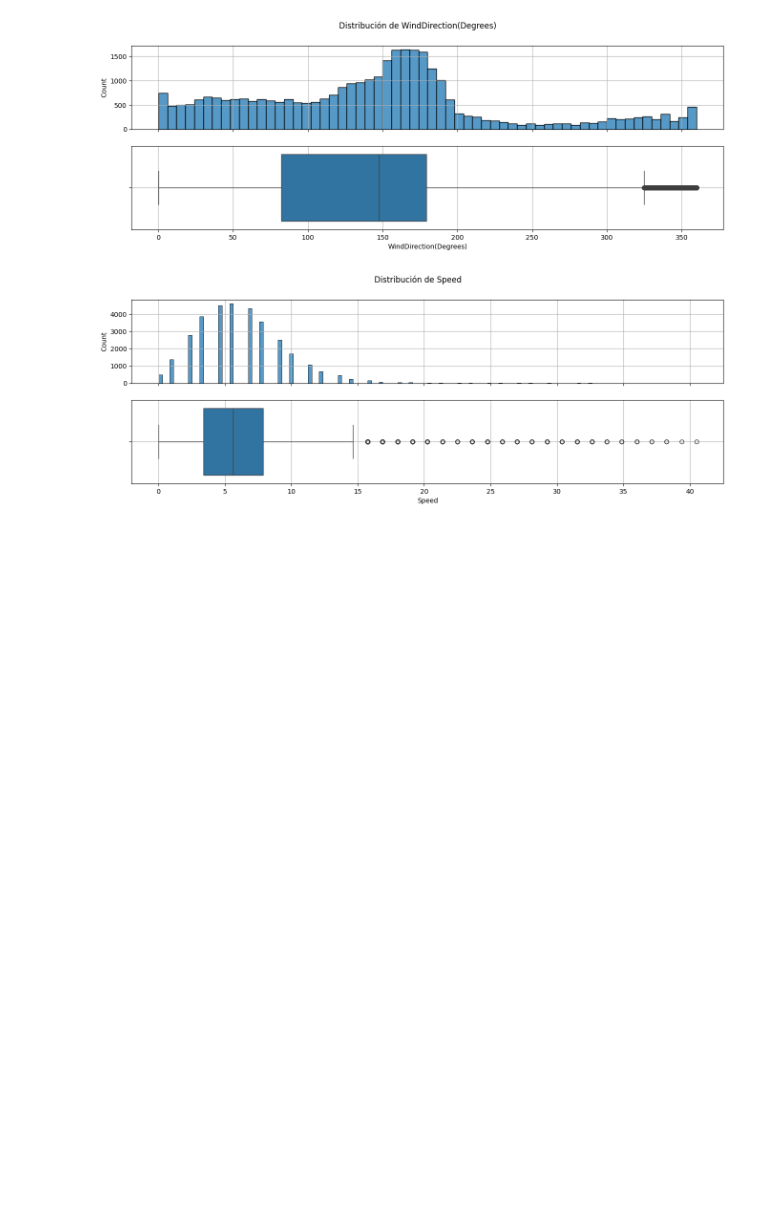
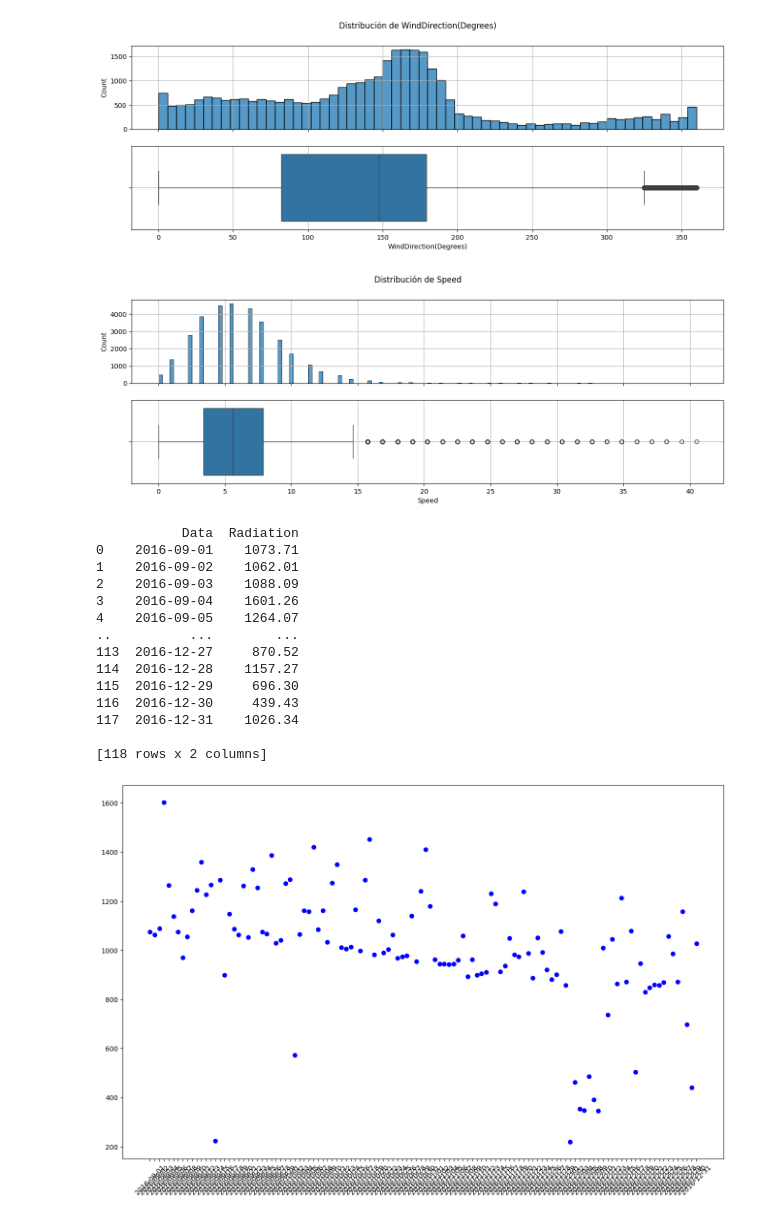
Before and after one commit to mdellanina/TrabajoPr-cticoCODERHOUSE, a Jupyter notebook: TrabajoPracticoCH_DS1.ipynb, the cells around one changed output. Saved outputs shown, nothing was run; the diff lists cells and outputs as text; code cells hidden in the pictures; blank space fills up the shorter version.

```diff
--- a/TrabajoPracticoCH_DS1.ipynb
+++ b/TrabajoPracticoCH_DS1.ipynb
@@ -235,3 +254,36 @@ Radiation
 [figure]
 [figure]
 [figure]
+# %%
+# Agrupamiento de datos de un mismo día, y tomar el maximo de la variable "Radiation" dentro de ese mismo dia
+df_grouped = df.groupby('Data')['Radiation'].max().reset_index()
+print(df_grouped)
+
+x = df_grouped.Data
+y = df_grouped.Radiation
+
+# Create the plot
+fig, ax = plt.subplots(figsize=(16, 10))
+
+# Plot the data
+ax.plot(x, y, 'bo')
+
+# Set the tick labels to be rotated 45 degrees
+ax.set_xticklabels(x, rotation=45)
+plt.show()
+# %% [output]
+           Data  Radiation
+0    2016-09-01    1073.71
+1    2016-09-02    1062.01
+2    2016-09-03    1088.09
+3    2016-09-04    1601.26
+4    2016-09-05    1264.07
+..          ...        ...
+113  2016-12-27     870.52
+114  2016-12-28    1157.27
+115  2016-12-29     696.30
+116  2016-12-30     439.43
+117  2016-12-31    1026.34
+
+[118 rows x 2 columns]
+[figure, added]
```
Also changed, not shown: parts of 3 cells of this notebook.
